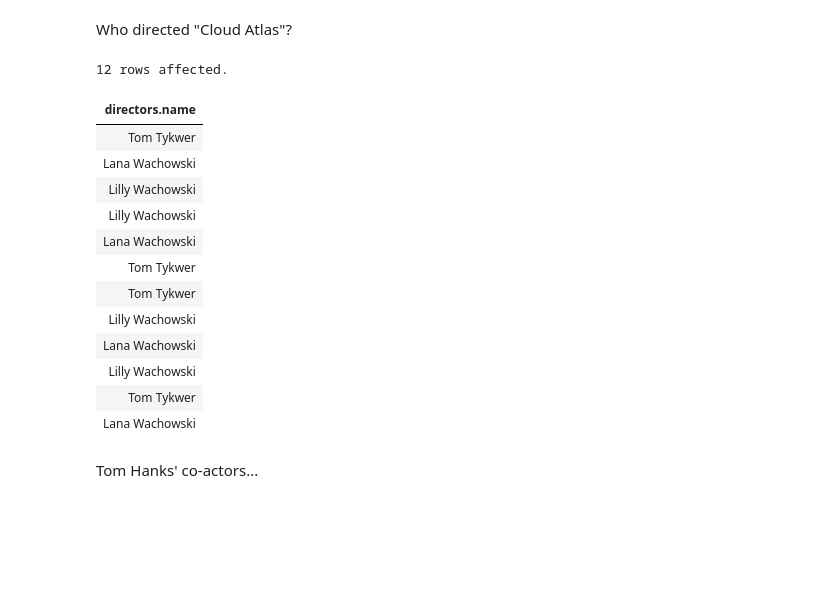
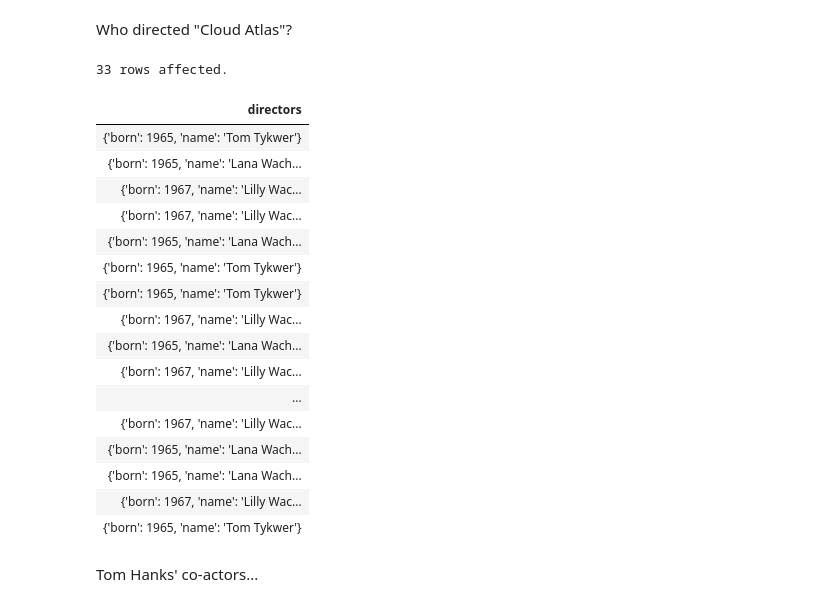
Before and after one commit to gregoryking/binder-test, a Jupyter notebook: Notebooks/Movies.ipynb, the cells around one changed output. Saved outputs shown, nothing was run; the diff lists cells and outputs as text; code cells hidden in the pictures; blank space fills up the shorter version.

```diff
--- a/Notebooks/Movies.ipynb
+++ b/Notebooks/Movies.ipynb
@@ -663,22 +672,26 @@ Who directed "Cloud Atlas"?
 # %%
 %%cypher
 MATCH (cloudAtlas {title: "Cloud Atlas"})<-[:DIRECTED]-(directors)
-RETURN directors.name
+RETURN directors
 # %% [output]
-12 rows affected.
+33 rows affected.
-| directors.name |
-| Tom Tykwer |
-| Lana Wachowski |
-| Lilly Wachowski |
-| Lilly Wachowski |
-| Lana Wachowski |
-| Tom Tykwer |
-| Tom Tykwer |
-| Lilly Wachowski |
-| Lana Wachowski |
-| Lilly Wachowski |
-| Tom Tykwer |
-| Lana Wachowski |
+| directors |
+| {'born': 1965, 'name': 'Tom Tykwer'} |
+| {'born': 1965, 'name': 'Lana Wach... |
+| {'born': 1967, 'name': 'Lilly Wac... |
+| {'born': 1967, 'name': 'Lilly Wac... |
+| {'born': 1965, 'name': 'Lana Wach... |
+| {'born': 1965, 'name': 'Tom Tykwer'} |
+| {'born': 1965, 'name': 'Tom Tykwer'} |
+| {'born': 1967, 'name': 'Lilly Wac... |
+| {'born': 1965, 'name': 'Lana Wach... |
+| {'born': 1967, 'name': 'Lilly Wac... |
+| ... |
+| {'born': 1967, 'name': 'Lilly Wac... |
+| {'born': 1965, 'name': 'Lana Wach... |
+| {'born': 1965, 'name': 'Lana Wach... |
+| {'born': 1967, 'name': 'Lilly Wac... |
+| {'born': 1965, 'name': 'Tom Tykwer'} |
 # %% [markdown]
 Tom Hanks' co-actors...
 # %%
```
Also changed, not shown: parts of 14 cells of this notebook.
